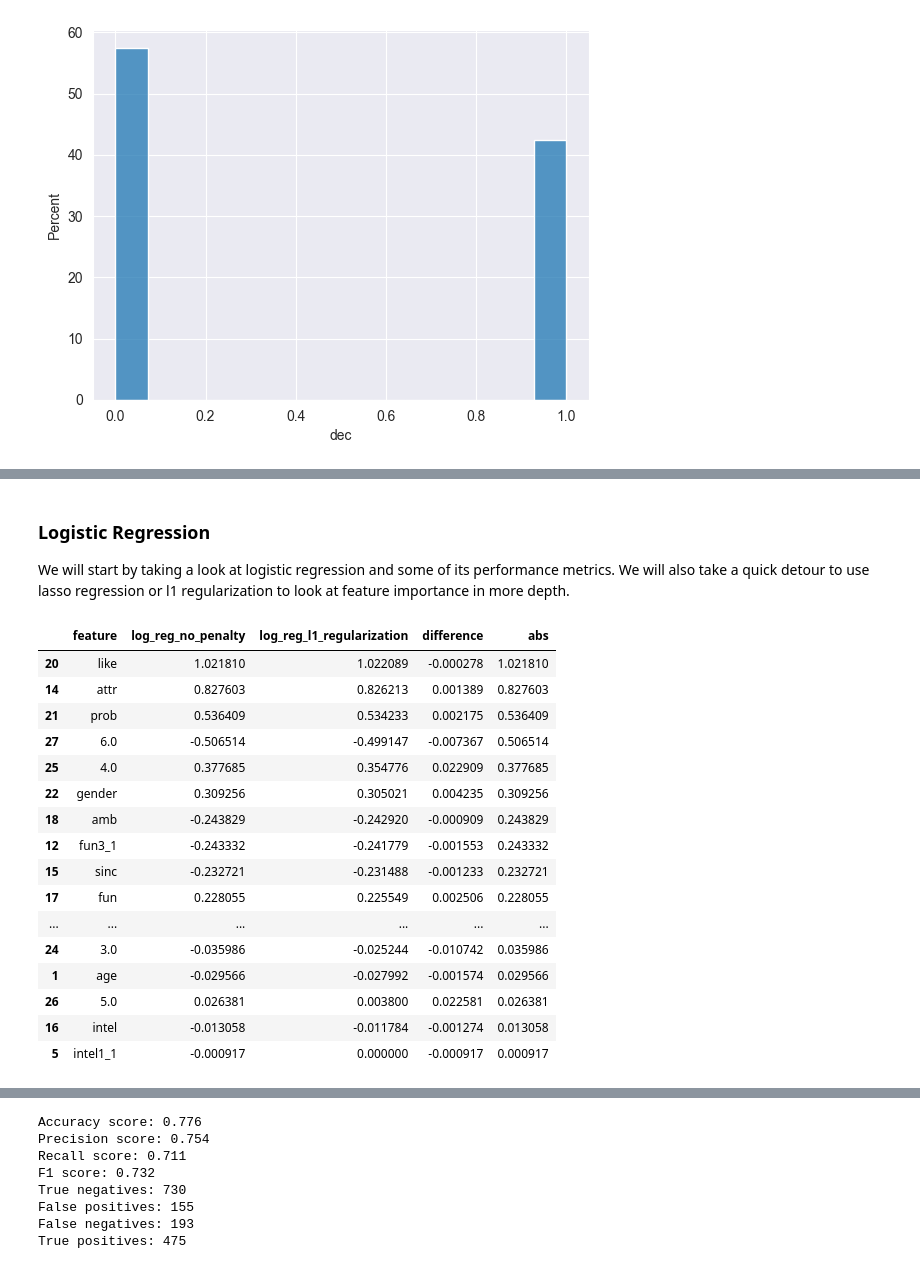
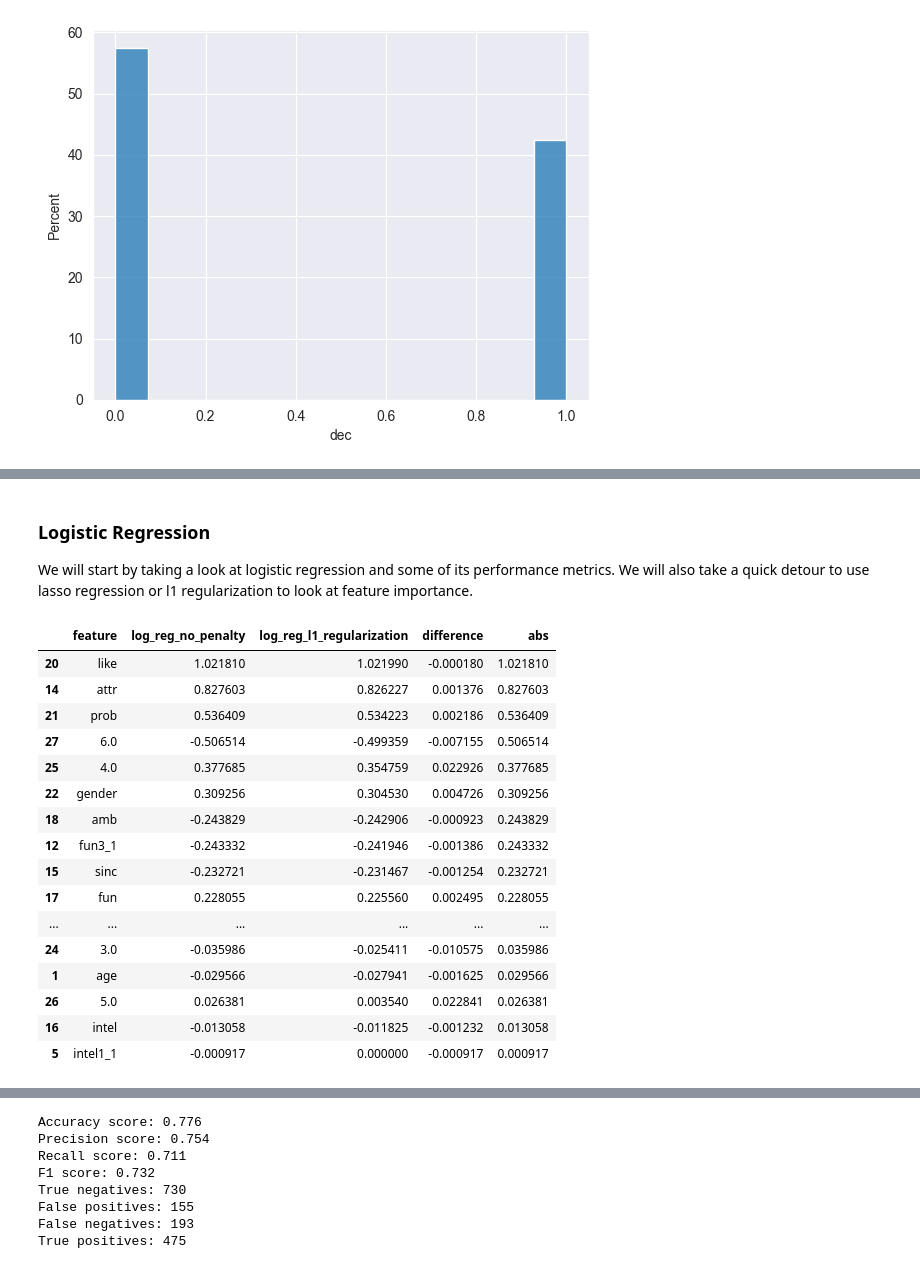
Before and after one commit to jhleakakos/msds-supervised-learning-final, a Jupyter notebook: speedy_dates.ipynb, the cells around one changed output, grey strips where cells are left out. Drawn from its saved outputs; the diff is of its cells as text; code cells hidden in the pictures.

```diff
--- a/speedy_dates.ipynb
+++ b/speedy_dates.ipynb
@@ -534,10 +518,15 @@ Here are the steps for cleaning the remaining columsn with missing values. The o
 # %%
-# 1 & 2
+# 1
 df.dropna(subset=[
     'age'
     , 'age_o'
     , 'goal'
-    , 'attr3_1'
+    ], inplace=True
+)
+
+# 2
+df.dropna(subset=[
+    'attr3_1'
     , 'sinc3_1'
     , 'intel3_1'
     , 'fun3_1'
@@ -559,10 +548,10 @@ df.loc[filter_condition] = df.loc[filter_condition].fillna(0.0)
 # 5
 df.dropna(subset=['attr', 'sinc', 'intel', 'fun', 'amb', 'shar'], inplace=True)
 
-# 6 -- making this a separate line of code to match the process and steps above
+# 6
 df.dropna(subset=['like'], inplace=True)
 
-# 7 -- making this a separate line of code to match the process and steps above
+# 7
 df.dropna(subset=['prob'], inplace=True)
 
 print(f'The dataset has {df.shape[0]:,} rows after cleaning up missing values, and the original dataset '
@@ -807,7 +796,7 @@ For the ROC curve and AUC, we are looking for a higher AUC, as close to one as w
 # %% [markdown]
 ### Logistic Regression
 
-We will start by taking a look at logistic regression and some of its performance metrics. We will also take a quick detour to use lasso regression or l1 regularization to look at feature importance in more depth.
+We will start by taking a look at logistic regression and some of its performance metrics. We will also take a quick detour to use lasso regression or l1 regularization to look at feature importance.
 # %%
 # The general pattern of this and the next code block, minus the section for feature importance,
 # will repeat in subsequent models
@@ -816,34 +805,32 @@ log_reg_clf = LogisticRegression(solver='liblinear')
 log_reg_clf.fit(x_train, y_train);
 # %%
-log_reg_clf_lasso = LogisticRegression(penalty='l1', solver='liblinear')
+log_reg_clf_lasso = LogisticRegression(penalty='l1', solver='liblinear', random_state=42)
 log_reg_clf_lasso.fit(x_train, y_train);
-log_reg_clf_ridge = LogisticRegression(penalty='l2', solver='liblinear')
-log_reg_clf_ridge.fit(x_train, y_train);
 
 feature_importance = pd.DataFrame({
     'feature': x_train.columns
     , 'log_reg_no_penalty': log_reg_clf.coef_[0]
     , 'log_reg_l1_regularization': log_reg_clf_lasso.coef_[0]
 })
 feature_importance['difference'] = feature_importance['log_reg_no_penalty'] - feature_importance['log_reg_l1_regularization']
 feature_importance['abs'] = np.absolute(feature_importance['log_reg_no_penalty']) # this lets us sort by regularized coefficient magnitude
 feature_importance.sort_values(by='abs', ascending=False)
 # %% [output]
 |  | feature | log_reg_no_penalty | log_reg_l1_regularization | difference | abs |
-| 20 | like | 1.021810 | 1.022089 | -0.000278 | 1.021810 |
-| 14 | attr | 0.827603 | 0.826213 | 0.001389 | 0.827603 |
-| 21 | prob | 0.536409 | 0.534233 | 0.002175 | 0.536409 |
-| 27 | 6.0 | -0.506514 | -0.499147 | -0.007367 | 0.506514 |
-| 25 | 4.0 | 0.377685 | 0.354776 | 0.022909 | 0.377685 |
-| 22 | gender | 0.309256 | 0.305021 | 0.004235 | 0.309256 |
-| 18 | amb | -0.243829 | -0.242920 | -0.000909 | 0.243829 |
-| 12 | fun3_1 | -0.243332 | -0.241779 | -0.001553 | 0.243332 |
-| 15 | sinc | -0.232721 | -0.231488 | -0.001233 | 0.232721 |
-| 17 | fun | 0.228055 | 0.225549 | 0.002506 | 0.228055 |
+| 20 | like | 1.021810 | 1.021990 | -0.000180 | 1.021810 |
+| 14 | attr | 0.827603 | 0.826227 | 0.001376 | 0.827603 |
+| 21 | prob | 0.536409 | 0.534223 | 0.002186 | 0.536409 |
+| 27 | 6.0 | -0.506514 | -0.499359 | -0.007155 | 0.506514 |
+| 25 | 4.0 | 0.377685 | 0.354759 | 0.022926 | 0.377685 |
+| 22 | gender | 0.309256 | 0.304530 | 0.004726 | 0.309256 |
+| 18 | amb | -0.243829 | -0.242906 | -0.000923 | 0.243829 |
+| 12 | fun3_1 | -0.243332 | -0.241946 | -0.001386 | 0.243332 |
+| 15 | sinc | -0.232721 | -0.231467 | -0.001254 | 0.232721 |
+| 17 | fun | 0.228055 | 0.225560 | 0.002495 | 0.228055 |
 | ... | ... | ... | ... | ... | ... |
-| 24 | 3.0 | -0.035986 | -0.025244 | -0.010742 | 0.035986 |
-| 1 | age | -0.029566 | -0.027992 | -0.001574 | 0.029566 |
-| 26 | 5.0 | 0.026381 | 0.003800 | 0.022581 | 0.026381 |
-| 16 | intel | -0.013058 | -0.011784 | -0.001274 | 0.013058 |
+| 24 | 3.0 | -0.035986 | -0.025411 | -0.010575 | 0.035986 |
+| 1 | age | -0.029566 | -0.027941 | -0.001625 | 0.029566 |
+| 26 | 5.0 | 0.026381 | 0.003540 | 0.022841 | 0.026381 |
+| 16 | intel | -0.013058 | -0.011825 | -0.001232 | 0.013058 |
 | 5 | intel1_1 | -0.000917 | 0.000000 | -0.000917 | 0.000917 |
 # %% [markdown]
```
Also changed, not shown: parts of 41 cells of this notebook.
